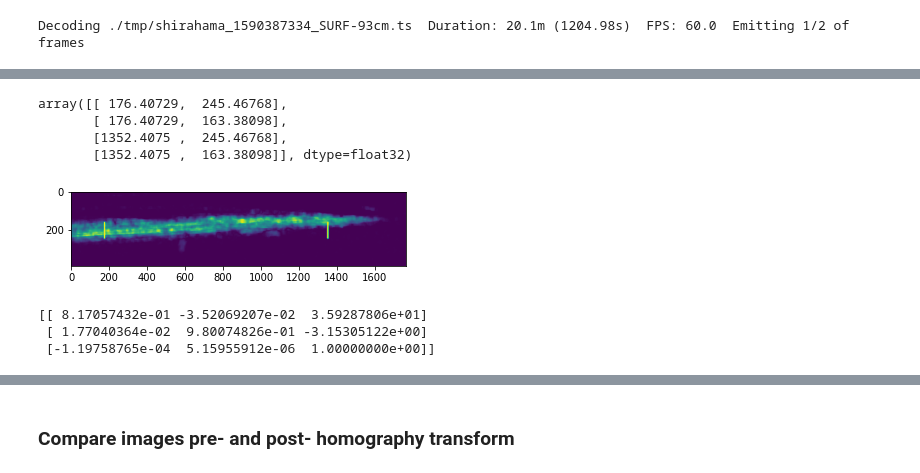
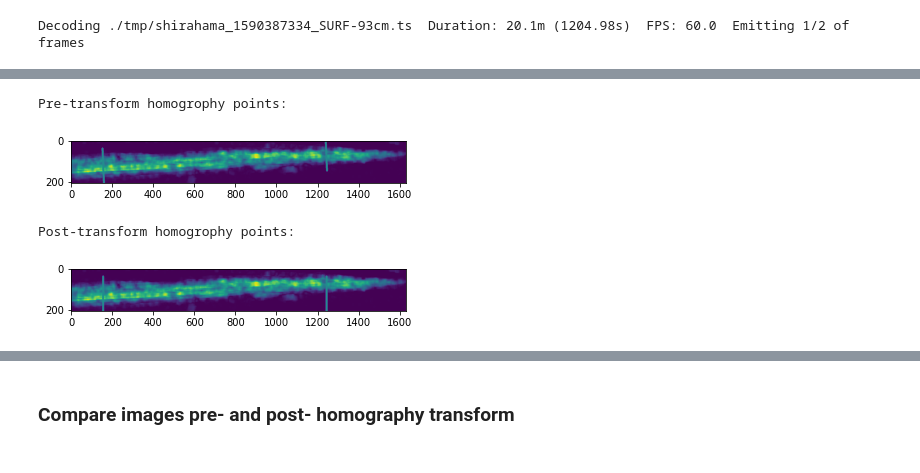
Before and after one commit to sjobeek/surfbreak, a Jupyter notebook: 03_perspective_transform.ipynb, the cells around one changed output, grey strips where cells are left out. Drawn from its saved outputs; the diff is of its cells as text; code cells hidden in the pictures.

```diff
--- a/03_perspective_transform.ipynb
+++ b/03_perspective_transform.ipynb
@@ -253,30 +209,21 @@ array([[ 178.1742 ,  245.42963],
-# %%
-len_line = np.sqrt((end_points[1][0]-end_points[0][0])**2 + (end_points[1][1]-end_points[0][1])**2)
-
-# Since this is now aligned to X axis, dy is all 0 and dx is 1.  Also, rightmag is set equal to leftmag
-post_left_top_pt     = (end_points[0][0],            end_points[0][1] + 100*leftmag)
-post_left_bottom_pt  = (end_points[0][0],            end_points[0][1] - 100*leftmag)
-post_right_top_pt    = (end_points[0][0] + len_line, end_points[0][1] + 100*leftmag)
-post_right_bottom_pt = (end_points[0][0] + len_line, end_points[0][1] - 100*leftmag)
-
-img = cv2.line(trimmed_mag.copy(), post_left_top_pt, post_left_bottom_pt, .5, thickness=8)
-img2 = cv2.line(img.copy(), post_right_top_pt, post_right_bottom_pt, .5, thickness=8)
-plt.imshow(img2)
-
-corners2 = np.stack([np.concatenate(tup) for tup in
-                     [post_left_top_pt, post_left_bottom_pt, post_right_top_pt, post_right_bottom_pt]], axis=0)
-corners2
-# %% [output]
-array([[ 176.40729,  245.46768],
-       [ 176.40729,  163.38098],
-       [1352.4075 ,  245.46768],
-       [1352.4075 ,  163.38098]], dtype=float32)
-[figure, removed]
-# %%
-H, _ = cv2.findHomography(corners1, corners2)
-print(H)
-# %% [output]
-[[ 8.17057432e-01 -3.52069207e-02  3.59287806e+01]
- [ 1.77040364e-02  9.80074826e-01 -3.15305122e+00]
- [-1.19758765e-04  5.15955912e-06  1.00000000e+00]]
+# %%
+pre_warp_corners, post_warp_corners = fit_surfzone_homography_points(trimmed_mag)
+
+img = cv2.line(trimmed_mag.copy(), tuple(pre_warp_corners[0]), tuple(pre_warp_corners[1]), .5, thickness=8)
+img = cv2.line(img.copy(), tuple(pre_warp_corners[2]), tuple(pre_warp_corners[3]), .5, thickness=8)
+
+img2 = cv2.line(trimmed_mag.copy(), tuple(post_warp_corners[0]), tuple(post_warp_corners[1]), .5, thickness=8)
+img2 = cv2.line(img2.copy(), tuple(post_warp_corners[2]), tuple(post_warp_corners[3]), .5, thickness=8)
+
+print("Pre-transform homogrophy points:")
+plt.imshow(img)
+plt.show()
+print("Post-transform homogrophy points:")
+plt.imshow(img2)
+plt.show()
+# %% [output]
+Pre-transform homogrophy points:
+[figure, added]
+Post-transform homogrophy points:
+[figure, added]
 # %%
```
Also changed, not shown: parts of 43 cells of this notebook, 6 other files.
